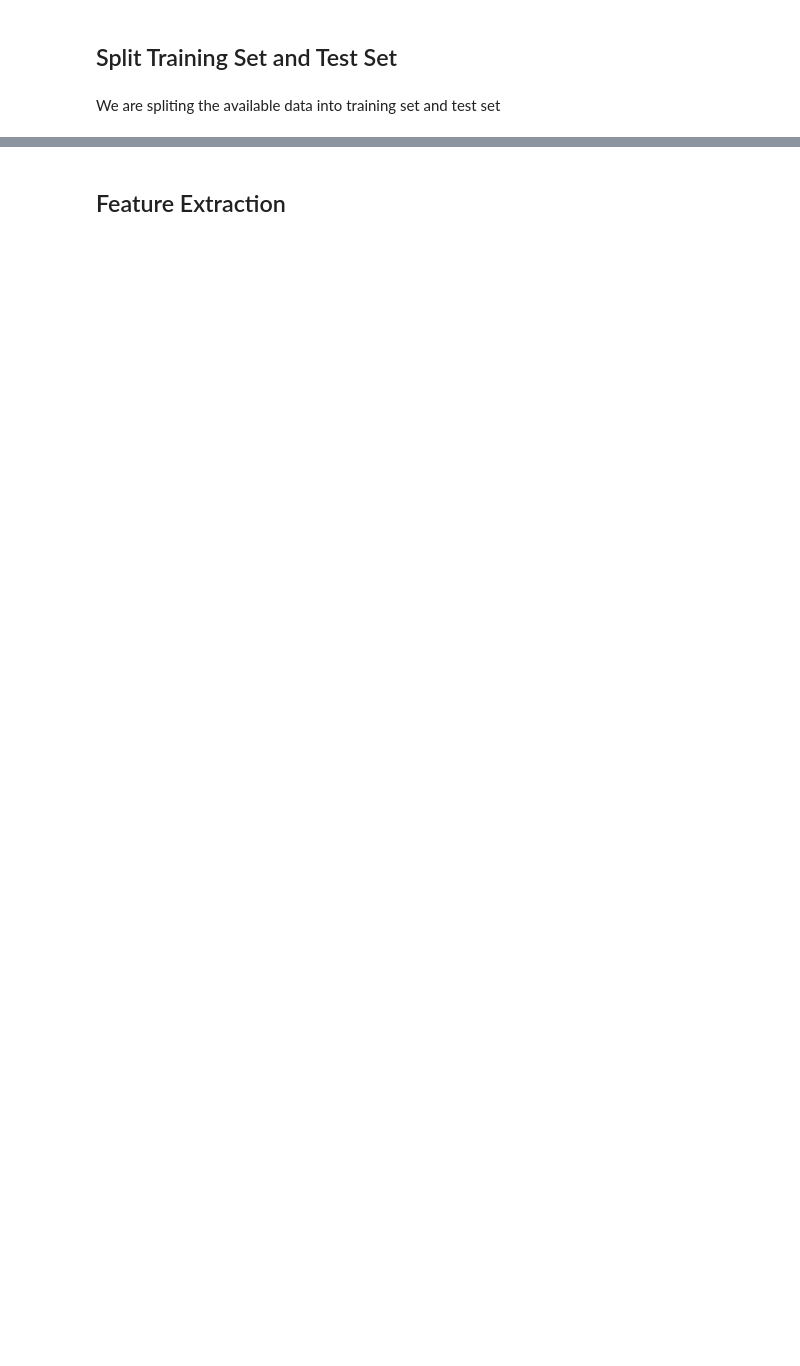
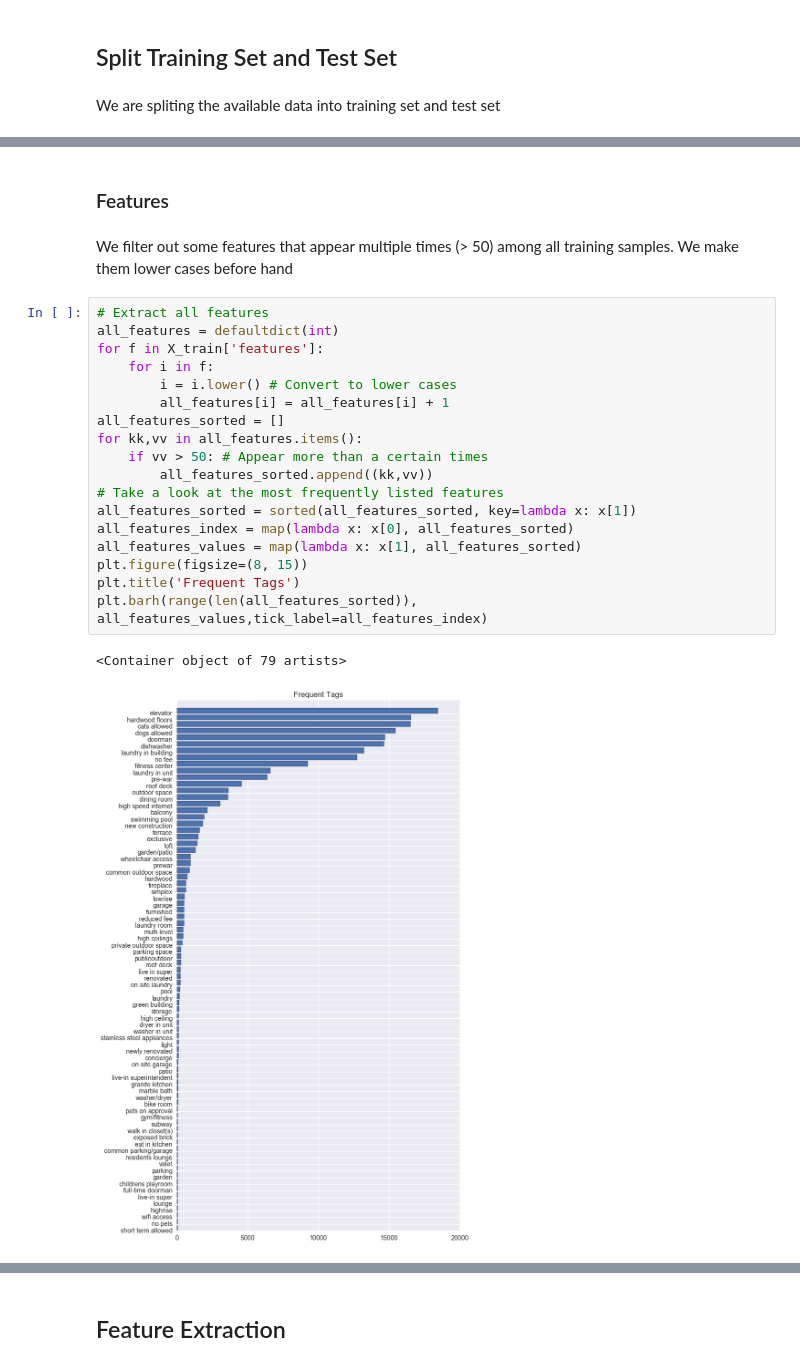
Before and after one commit to Charlespartina/DS1001-Project, a Jupyter notebook: notebook/Final Project.ipynb, the cells around one changed output, grey strips where cells are left out. Saved outputs shown, nothing was run; the diff lists cells and outputs as text; blank space fills up the shorter version.

```diff
--- a/notebook/Final Project.ipynb
+++ b/notebook/Final Project.ipynb
@@ -78,0 +99,25 @@ X_train_string.head()
+# %% [markdown]
+### Features
+# %% [markdown]
+We filter out some features that appear multiple times (> 50) among all training samples. We make them lower cases before hand
+# %%
+# Extract all features
+all_features = defaultdict(int)
+for f in X_train['features']:
+    for i in f:
+        i = i.lower() # Convert to lower cases
+        all_features[i] = all_features[i] + 1
+all_features_sorted = []
+for kk,vv in all_features.items():
+    if vv > 50: # Appear more than a certain times
+        all_features_sorted.append((kk,vv))
+# Take a look at the most frequently listed features
+all_features_sorted = sorted(all_features_sorted, key=lambda x: x[1])
+all_features_index = map(lambda x: x[0], all_features_sorted)
+all_features_values = map(lambda x: x[1], all_features_sorted)
+plt.figure(figsize=(8, 15))
+plt.title('Frequent Tags')
+plt.barh(range(len(all_features_sorted)), all_features_values,tick_label=all_features_index)
+# %% [output]
+<Container object of 79 artists>
+[figure, added]
```
Also changed, not shown: parts of 37 cells of this notebook, 1 other file.
